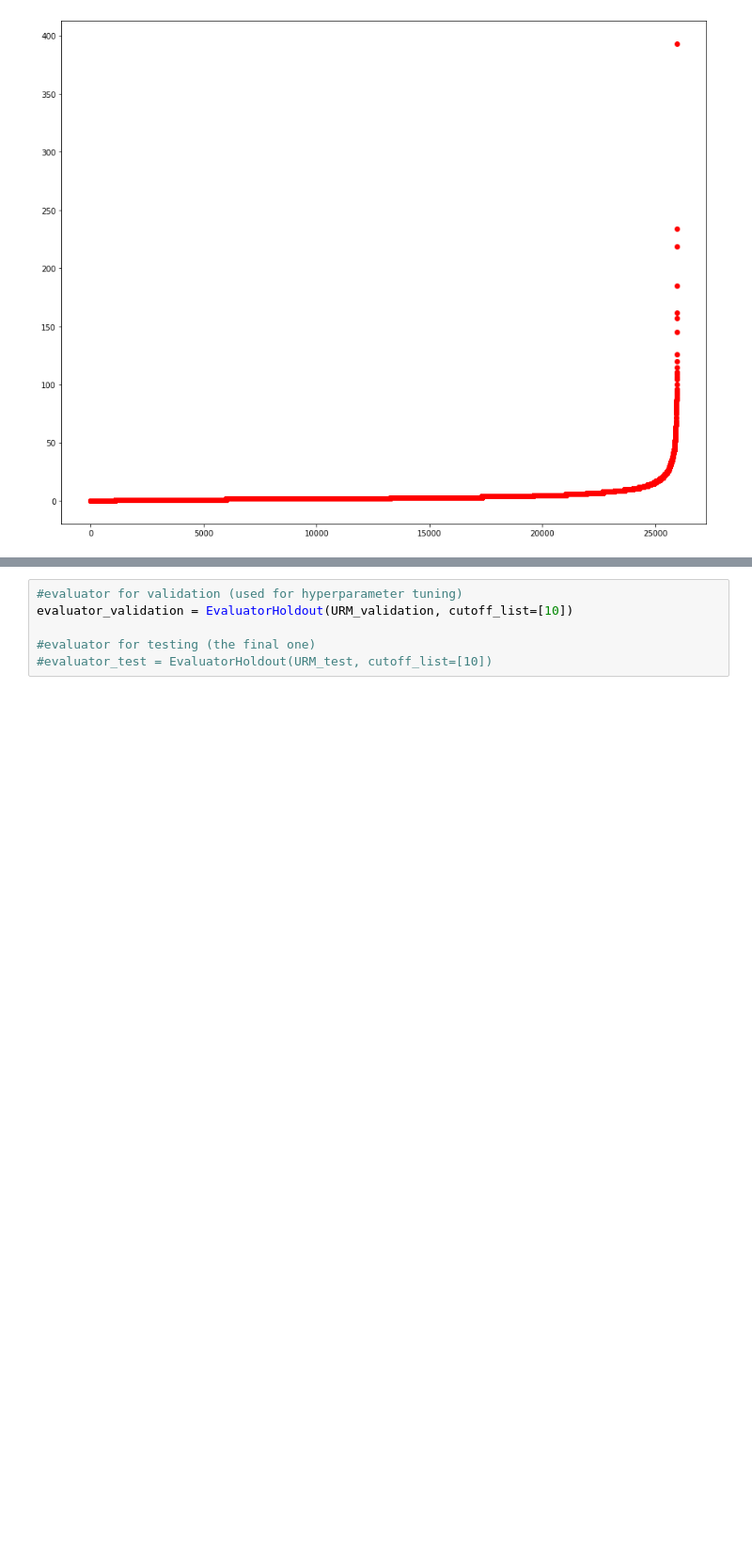
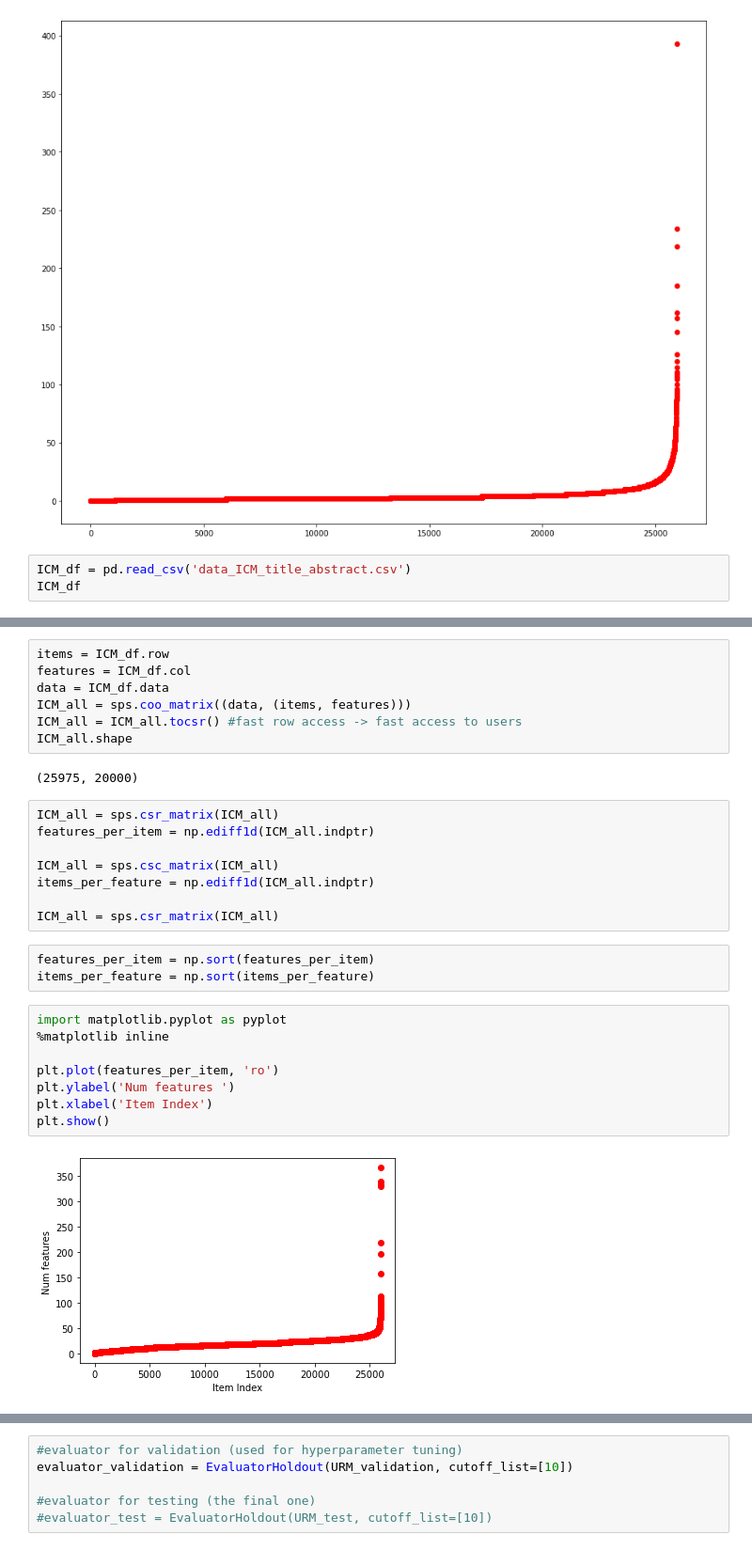
Before and after one commit to mattiasu96/Recommender-Systems-Challenge, a Jupyter notebook: New Challenge Data/P3Alpha + ItemKNNCF.ipynb, the cells around one changed output, grey strips where cells are left out. Shown at 94% size. Cells and saved outputs as stored; diff of their text form; blank space fills up the shorter version.

Commit message:
Added Hybrid p3Alpha + ItemCBF

```diff
--- a/New Challenge Data/P3Alpha + ItemKNNCF.ipynb
+++ b/New Challenge Data/P3Alpha + ItemKNNCF.ipynb
@@ -81,3 +81,6 @@ plt.plot(users_per_item, 'ro') #biased dataset, but not so much compared with th
 # %% [output]
 [<matplotlib.lines.Line2D at 0x...>]
 [figure]
+# %%
+ICM_df = pd.read_csv('data_ICM_title_abstract.csv')
+ICM_df
@@ -83,0 +109,30 @@ plt.plot(users_per_item, 'ro') #biased dataset, but not so much compared with th
+# %%
+items = ICM_df.row
+features = ICM_df.col
+data = ICM_df.data
+ICM_all = sps.coo_matrix((data, (items, features)))
+ICM_all = ICM_all.tocsr() #fast row access -> fast access to users
+ICM_all.shape
+# %% [output]
+(25975, 20000)
+# %%
+ICM_all = sps.csr_matrix(ICM_all)
+features_per_item = np.ediff1d(ICM_all.indptr)
+
+ICM_all = sps.csc_matrix(ICM_all)
+items_per_feature = np.ediff1d(ICM_all.indptr)
+
+ICM_all = sps.csr_matrix(ICM_all)
+# %%
+features_per_item = np.sort(features_per_item)
+items_per_feature = np.sort(items_per_feature)
+# %%
+import matplotlib.pyplot as pyplot
+%matplotlib inline
+
+plt.plot(features_per_item, 'ro')
+plt.ylabel('Num features ')
+plt.xlabel('Item Index')
+plt.show()
+# %% [output]
+[figure, added]
```
Also changed, not shown: parts of 7 cells of this notebook, 17 other files.
